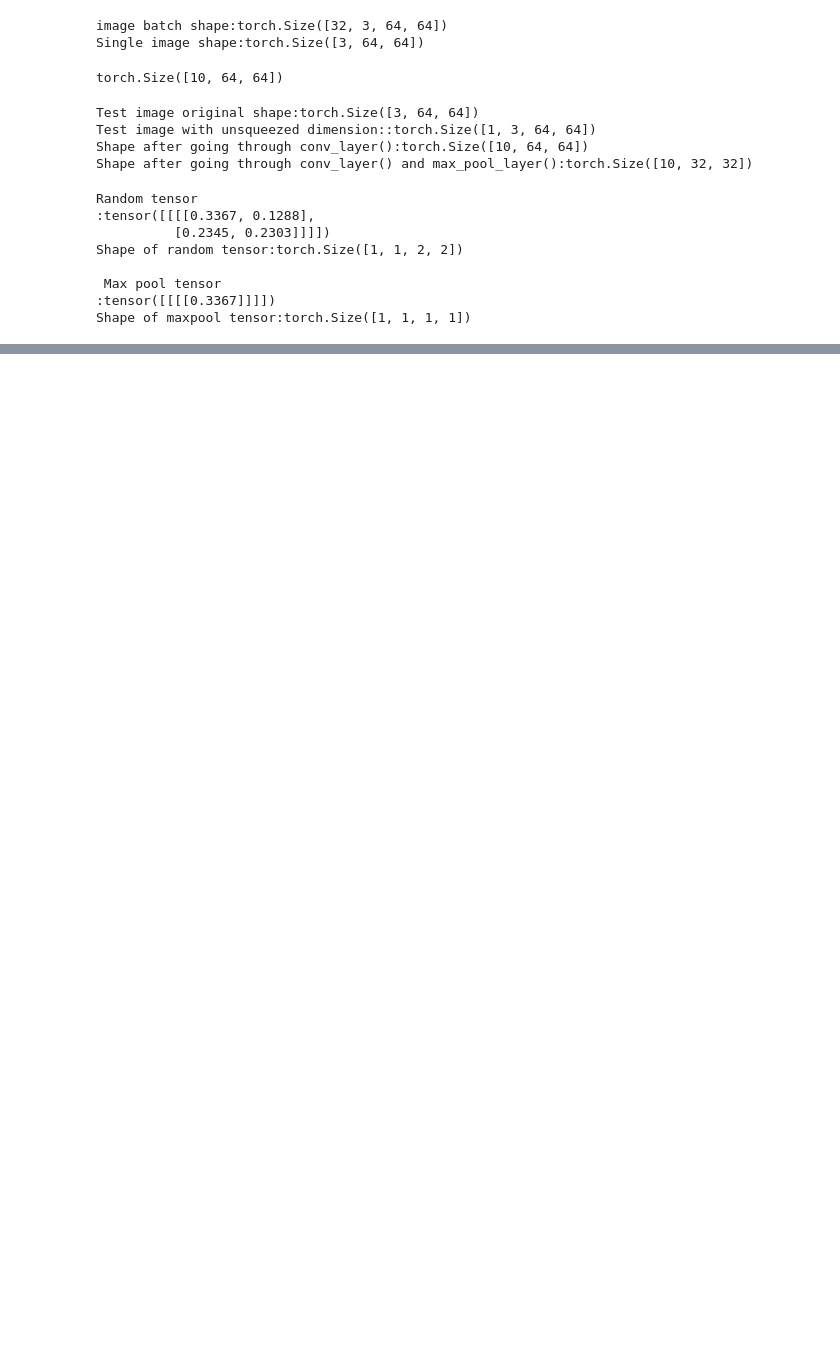
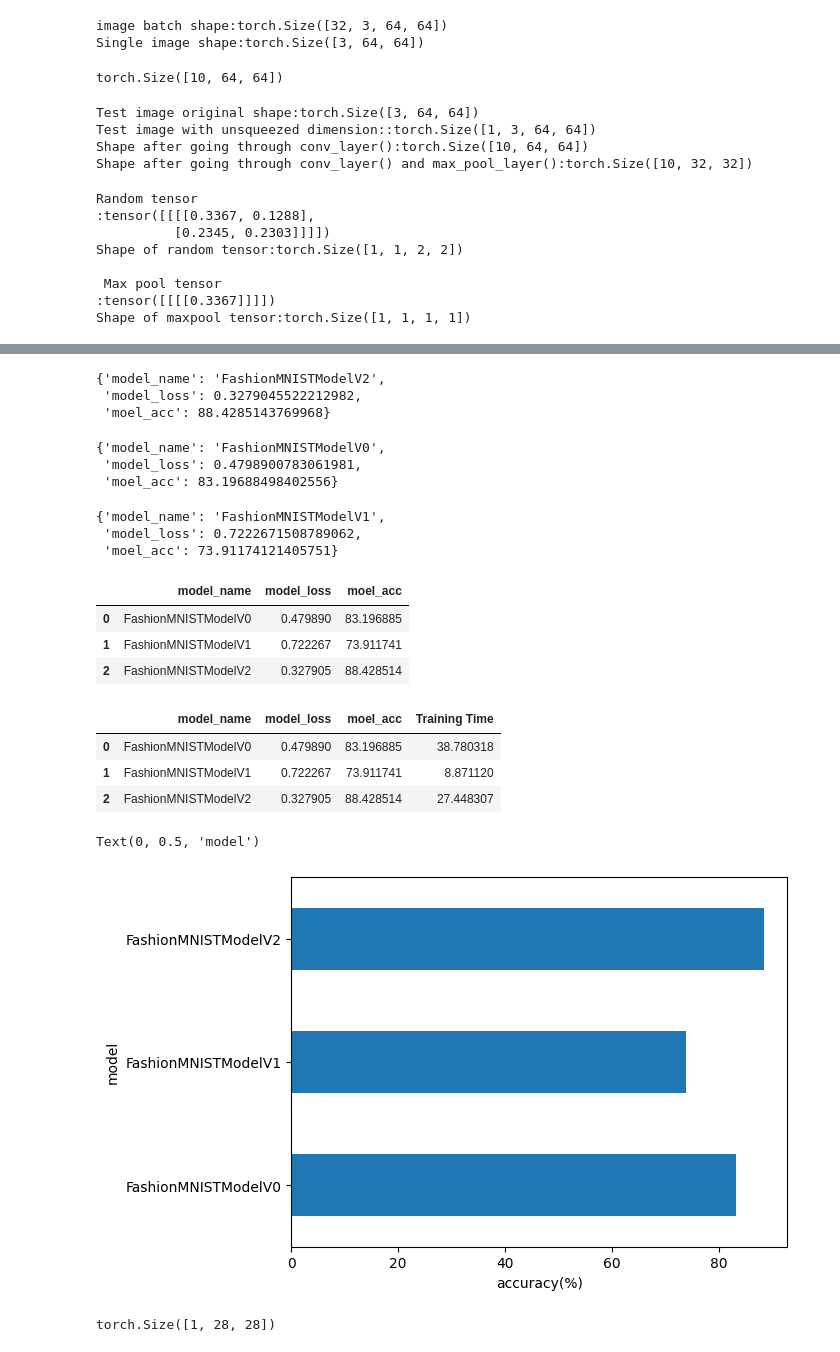
Before and after one commit to GirishHiremath/PyTorch, a Jupyter notebook: Computer_vision-PyTorch.ipynb, the cells around one changed output, grey strips where cells are left out. Drawn from its saved outputs; the diff is of its cells as text; code cells hidden in the pictures; blank space fills up the shorter version.

```diff
--- a/Computer_vision-PyTorch.ipynb
+++ b/Computer_vision-PyTorch.ipynb
@@ -751,3 +770,8 @@ Shape of random tensor:torch.Size([1, 1, 2, 2])
  Max pool tensor
 :tensor([[[[0.3367]]]])
 Shape of maxpool tensor:torch.Size([1, 1, 1, 1])
+# %%
+#Setup a loss function for model_2
+from helper_function import accuracy_fn
+loss_fn=nn.CrossEntropyLoss()
+optimizer=torch.optim.SGD(params=model_2.parameters(),lr=0.1)
@@ -753,0 +826,52 @@ Shape of maxpool tensor:torch.Size([1, 1, 1, 1])
+# %%
+model_2_result=eval_model(model=model_2,
+                          data_loader=test_dataloader,
+                          loss_fn=loss_fn,
+                          accuracy_fn=accuracy_fn)
+model_2_result
+# %% [output]
+{'model_name': 'FashionMNISTModelV2',
+ 'model_loss': 0.3279045522212982,
+ 'moel_acc': 88.4285143769968}
+# %%
+model_0_result
+# %% [output]
+{'model_name': 'FashionMNISTModelV0',
+ 'model_loss': 0.4798900783061981,
+ 'moel_acc': 83.19688498402556}
+# %%
+model_1_result
+# %% [output]
+{'model_name': 'FashionMNISTModelV1',
+ 'model_loss': 0.7222671508789062,
+ 'moel_acc': 73.91174121405751}
+# %%
+#Compare model results and training time
+import pandas as pd
+compare_results=pd.DataFrame([model_0_result,
+                              model_1_result,
+                              model_2_result])
+compare_results
+# %% [output]
+|  | model_name | model_loss | moel_acc |
+| 0 | FashionMNISTModelV0 | 0.479890 | 83.196885 |
+| 1 | FashionMNISTModelV1 | 0.722267 | 73.911741 |
+| 2 | FashionMNISTModelV2 | 0.327905 | 88.428514 |
+# %%
+compare_results["Training Time"]=[total_train_time_model_0,
+                                  total_train_time_model_1,
+                                  total_train_time_model_2]
+compare_results
+# %% [output]
+|  | model_name | model_loss | moel_acc | Training Time |
+| 0 | FashionMNISTModelV0 | 0.479890 | 83.196885 | 38.780318 |
+| 1 | FashionMNISTModelV1 | 0.722267 | 73.911741 | 8.871120 |
+| 2 | FashionMNISTModelV2 | 0.327905 | 88.428514 | 27.448307 |
+# %%
+#Visualize our model results
+compare_results.set_index("model_name")["moel_acc"].plot(kind="barh")
+plt.xlabel("accuracy(%)")
+plt.ylabel("model")
+# %% [output]
+Text(0, 0.5, 'model')
+[figure, added]
@@ -753,0 +904,14 @@ Shape of maxpool tensor:torch.Size([1, 1, 1, 1])
+# %%
+import random
+random.seed(42)
+test_samples=[]
+test_labels=[]
+
+for sample,label in random.sample(list(test_data),k=9):
+    test_samples.append(sample)
+    test_labels.append(label)
+
+#View the first sample
+test_samples[0].shape
+# %% [output]
+torch.Size([1, 28, 28])
```
Also changed, not shown: parts of 26 cells of this notebook, 1 other file.
